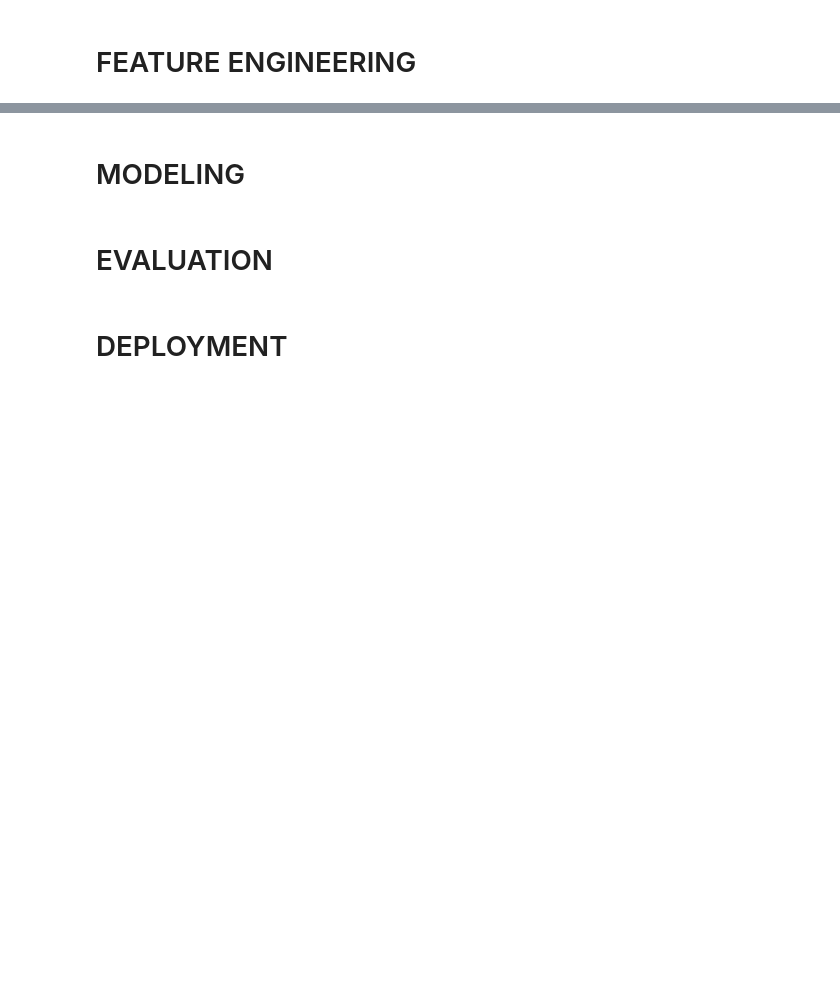
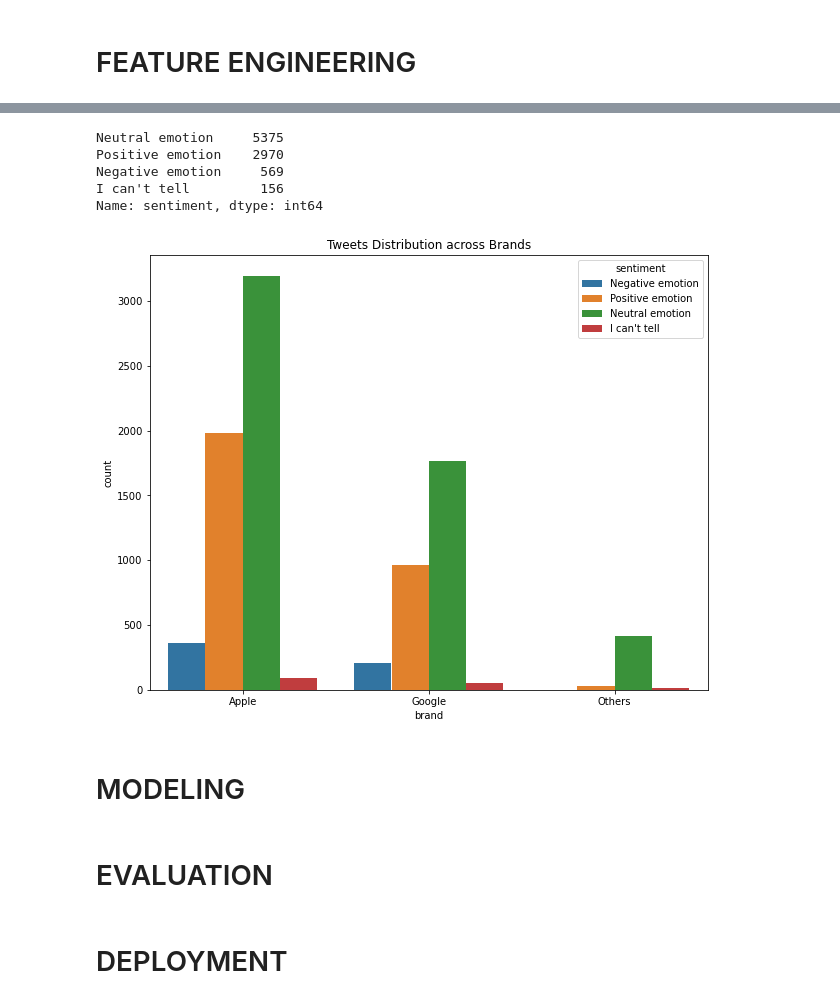
Before and after one commit to EKiplimo/NLP_Sentiment_Analysis, a Jupyter notebook: notebook.ipynb, the cells around one changed output, grey strips where cells are left out. Drawn from its saved outputs; the diff is of its cells as text; code cells hidden in the pictures; blank space fills up the shorter version.

```diff
--- a/notebook.ipynb
+++ b/notebook.ipynb
@@ -294,0 +324,25 @@ data.head(10)
+# %%
+# Lemmatization
+from nltk.stem import WordNetLemmatizer
+from textblob import Word
+
+lemma = WordNetLemmatizer()
+
+data['lemmatization'] = data.tweet.apply(lambda x: " ".join([Word(word).lemmatize() for word in x.split()]))
+# %%
+# Feature Distribution
+
+data['sentiment'].value_counts()
+# %% [output]
+Neutral emotion     5375
+Positive emotion    2970
+Negative emotion     569
+I can't tell         156
+Name: sentiment, dtype: int64
+# %%
+plt.figure(figsize=(10, 8))
+sns.countplot(x='brand', data=data, hue='sentiment')
+plt.title('Tweets Distribution across Brands')
+plt.show()
+# %% [output]
+[figure, added]
```
Also changed, not shown: parts of 9 cells of this notebook.
